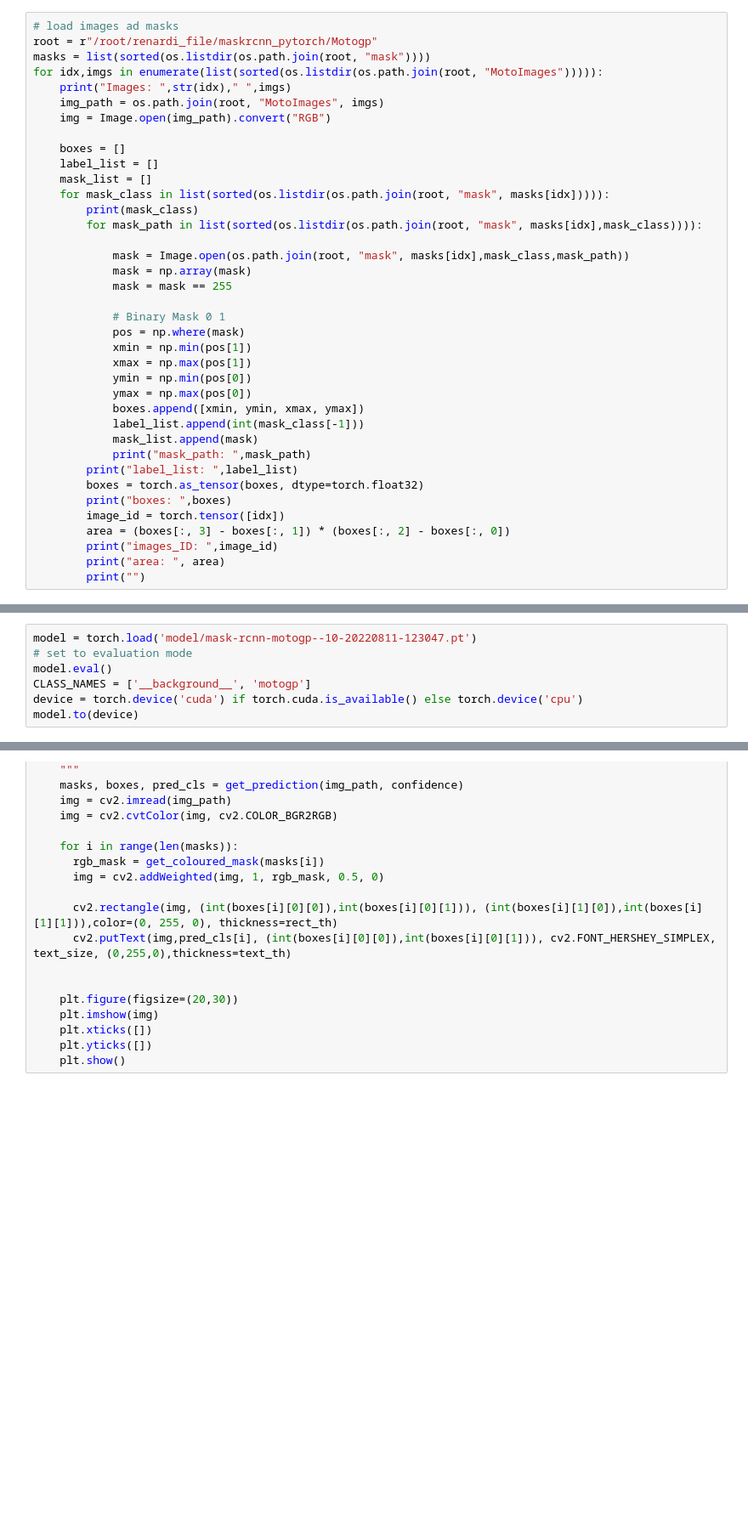
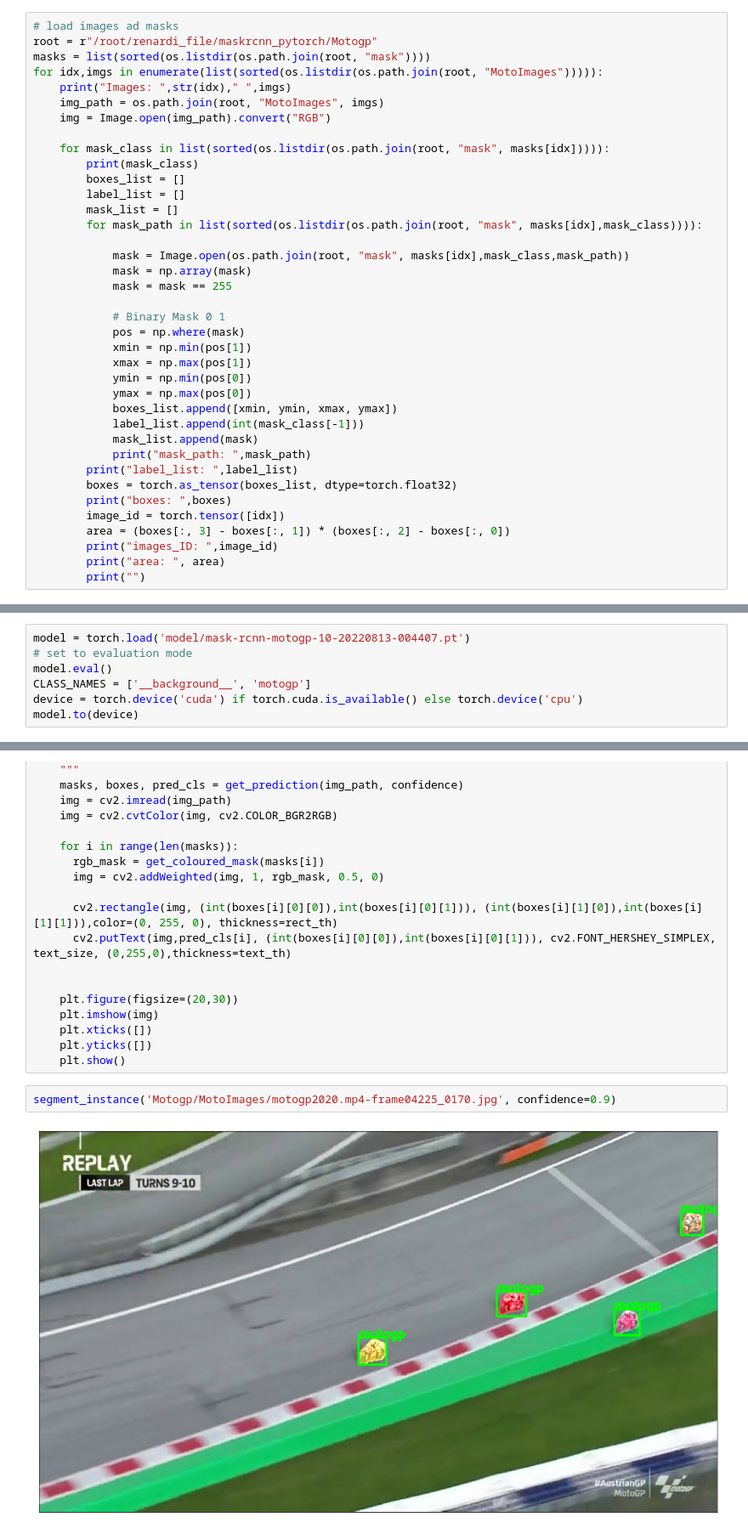
Before and after one commit to RenardiAdryan/maskrcnn_pytorch, a Jupyter notebook: motogp_train.ipynb, the cells around one changed output, grey strips where cells are left out. Shown at 85% size. Cells and saved outputs as stored; diff of their text form; blank space fills up the shorter version.

Commit message:
update motogp notebook

```diff
--- a/motogp_train.ipynb
+++ b/motogp_train.ipynb
@@ -73,11 +76,11 @@ for idx,imgs in enumerate(list(sorted(os.listdir(os.path.join(root, "MotoImages"
     img_path = os.path.join(root, "MotoImages", imgs)
     img = Image.open(img_path).convert("RGB")
 
-    boxes = []
-    label_list = []
-    mask_list = []
     for mask_class in list(sorted(os.listdir(os.path.join(root, "mask", masks[idx])))):
         print(mask_class)
+        boxes_list = []
+        label_list = []
+        mask_list = []
         for mask_path in list(sorted(os.listdir(os.path.join(root, "mask", masks[idx],mask_class)))):
 
             mask = Image.open(os.path.join(root, "mask", masks[idx],mask_class,mask_path))
@@ -90,12 +93,12 @@ for idx,imgs in enumerate(list(sorted(os.listdir(os.path.join(root, "MotoImages"
             xmax = np.max(pos[1])
             ymin = np.min(pos[0])
             ymax = np.max(pos[0])
-            boxes.append([xmin, ymin, xmax, ymax])
+            boxes_list.append([xmin, ymin, xmax, ymax])
             label_list.append(int(mask_class[-1]))
             mask_list.append(mask)
             print("mask_path: ",mask_path)
         print("label_list: ",label_list)
-        boxes = torch.as_tensor(boxes, dtype=torch.float32)
+        boxes = torch.as_tensor(boxes_list, dtype=torch.float32)
         print("boxes: ",boxes)
         image_id = torch.tensor([idx])
         area = (boxes[:, 3] - boxes[:, 1]) * (boxes[:, 2] - boxes[:, 0])
@@ -302,7 +306,7 @@ Original Traceback (most recent call last):
 # %% [markdown]
 ## Inference
 # %%
-model = torch.load('model/mask-rcnn-motogp--10-20220811-123047.pt')
+model = torch.load('model/mask-rcnn-motogp-10-20220813-004407.pt')
 # set to evaluation mode
 model.eval()
 CLASS_NAMES = ['__background__', 'motogp']
@@ -401,3 +423,7 @@ def segment_instance(img_path, confidence=0.5, rect_th=2, text_size=0.5, text_th
     plt.xticks([])
     plt.yticks([])
     plt.show()
+# %%
+segment_instance('Motogp/MotoImages/motogp2020.mp4-frame04225_0170.jpg', confidence=0.9)
+# %% [output]
+[figure, added]
```
Also changed, not shown: parts of 5 cells of this notebook.
